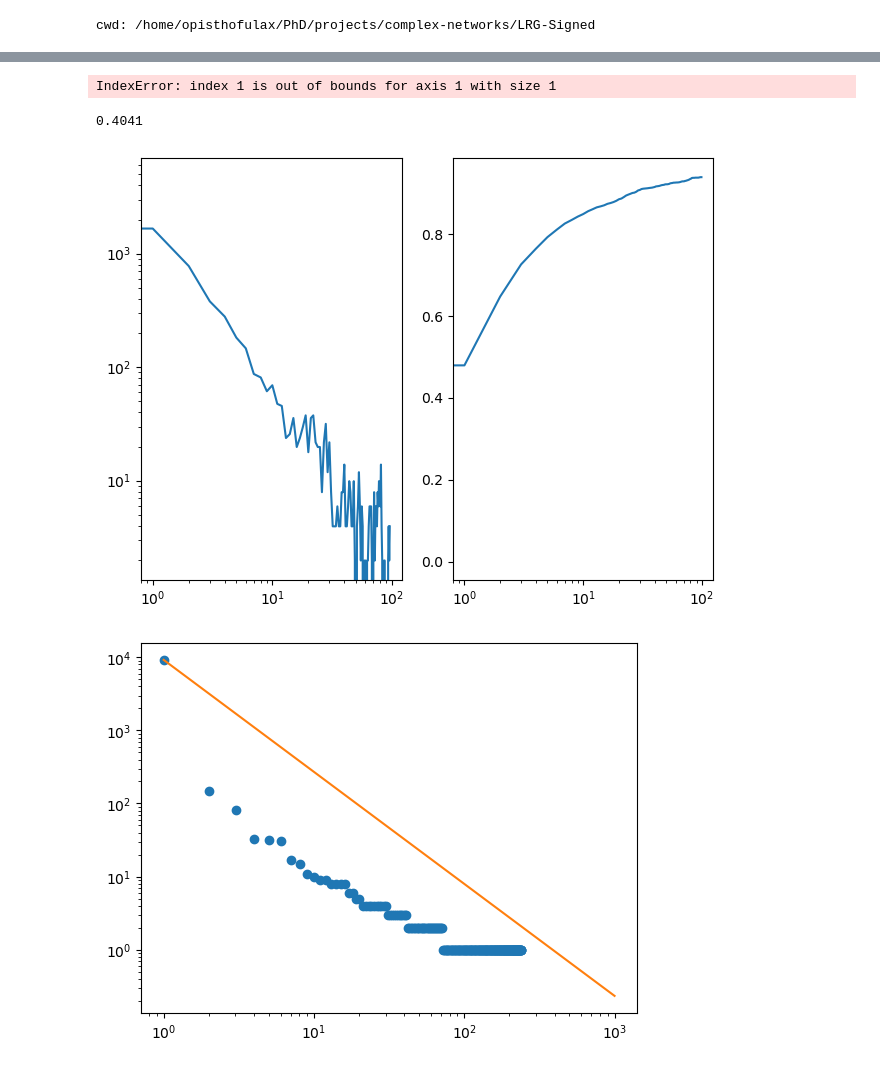
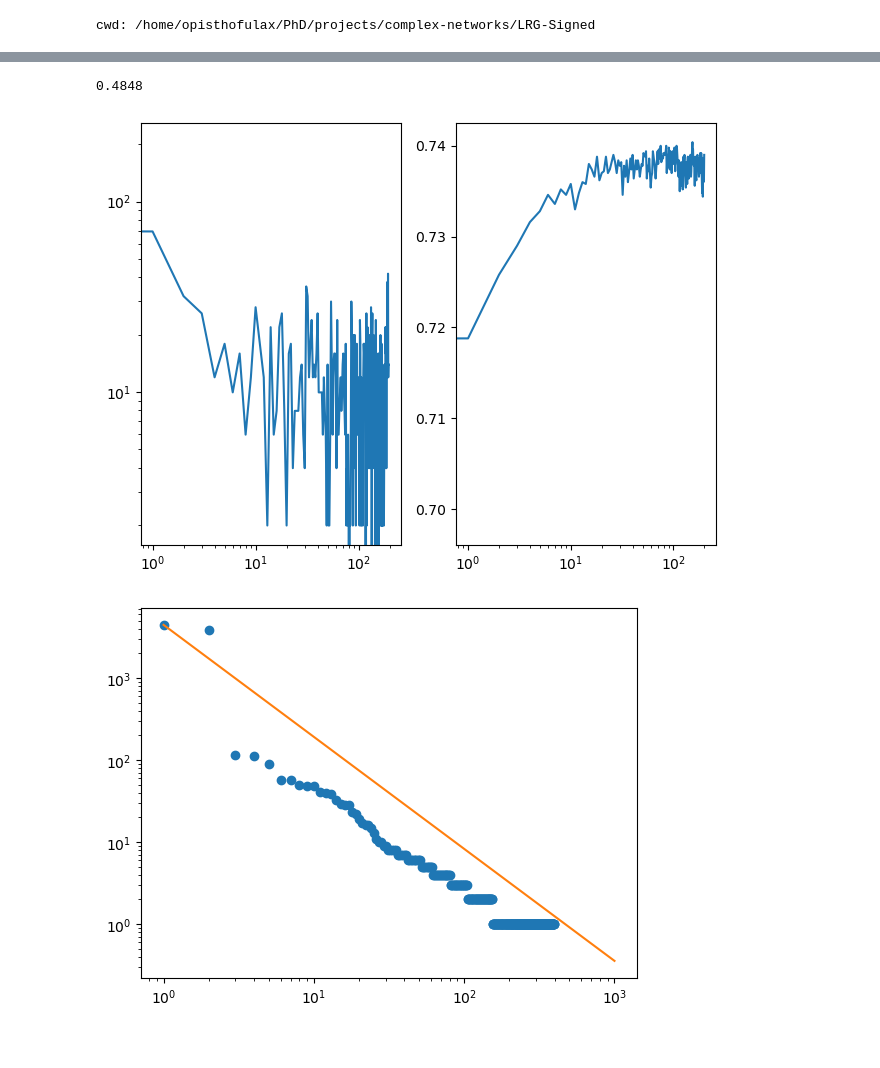
Before and after one commit to giulioiannelli/lrgsglib-public, a Jupyter notebook: notebooks/lattc2dsq_IsingDynamics.ipynb, the cells around one changed output, grey strips where cells are left out. Cells and saved outputs as stored; diff of their text form; code cells hidden in the pictures.

```diff
--- a/notebooks/lattc2dsq_IsingDynamics.ipynb
+++ b/notebooks/lattc2dsq_IsingDynamics.ipynb
@@ -20,7 +20,7 @@ theLattice = Lattice2D(#
 SLRG_obj = SignedLaplacianAnalysis(#
     system = theLattice,
     initCond = 'all_1', # f'ground_state_{eigenmode}'
-    pflip = 0.01,
+    pflip = 0.15,
     t_steps = 10,
     no_obs = 200
 )
@@ -34,7 +34,11 @@ SLRG_obj.flip_random_fract_edges()
 # %%
 SLRG_obj.compute_k_eigvV(howmany=10)
 # %%
-magn, ene = SLRG_obj.run_ising_dynamics(nstepsIsing=100, T=0.005, tqdm_on=True)
+magn, ene = SLRG_obj.run_ising_dynamics(
+    nstepsIsing=200,
+    T=0.2,
+    IsingIC="ground_state",
+    save_magnetization=True)
 # %%
 SLRG_obj.Ising_clusters = []
 SLRG_obj.find_ising_clusters()
@@ -57,11 +61,7 @@ fig.tight_layout()
-# %%
-plt.imshow(SLRG_obj.eigV[:, 1].reshape(100, 100))
-# %% [output]
-IndexError: index 1 is out of bounds for axis 1 with size 1
 # %%
-boolean_overlap_fraction((SLRG_obj.eigV > 0).flatten(), (SLRG_obj.magn_array > 0))
+boolean_overlap_fraction((SLRG_obj.eigV.T[0] < 0).flatten(), (SLRG_obj.magn_array > 0))
 # %% [output]
-0.4041
+0.4848
 # %%
 fig, ax = plt.subplots(ncols=2)
 ax[0].plot(np.abs(np.roll(dv(np.array(ene)), 2)[2:]))
@@ -72,16 +72,18 @@ ax[1].plot(np.abs(ene)/SLRG_obj.system.N)
 ax[1].set_xscale('log')
 fig.tight_layout()
 # %% [output]
-[figure, old version]
+[figure, new version]
 # %%
+# fare averages e controllare 2.05
+# percolation clusters
 distr = np.unique(SLRG_obj.mapping, return_counts=True)
 zipf  = sorted(distr[1], reverse=True)
 plt.plot(np.linspace(1, len(zipf)+1, num=len(zipf)), zipf, 'o')
-plt.plot(np.logspace(0, 3), max(zipf)*(np.logspace(0, 2))**-2.3)
+plt.plot(np.logspace(0, 3), max(zipf)*(np.logspace(0, 2))**-2.05)
 plt.yscale('log')
 plt.xscale('log')
 # %% [output]
-[figure, old version]
+[figure, new version]
 # %%
 def map_tuple_to_numeric(tuple_value):
     # You can use a weighted sum of the tuple elements as an example
```
Also changed, not shown: parts of 10 cells of this notebook, 3 other files.
